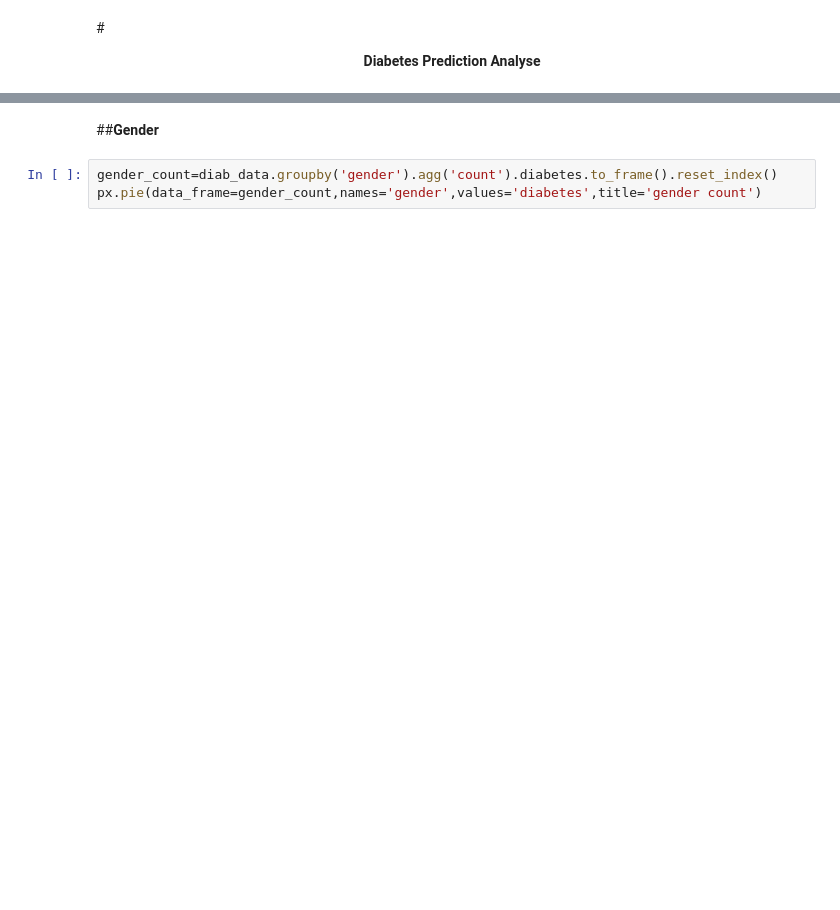
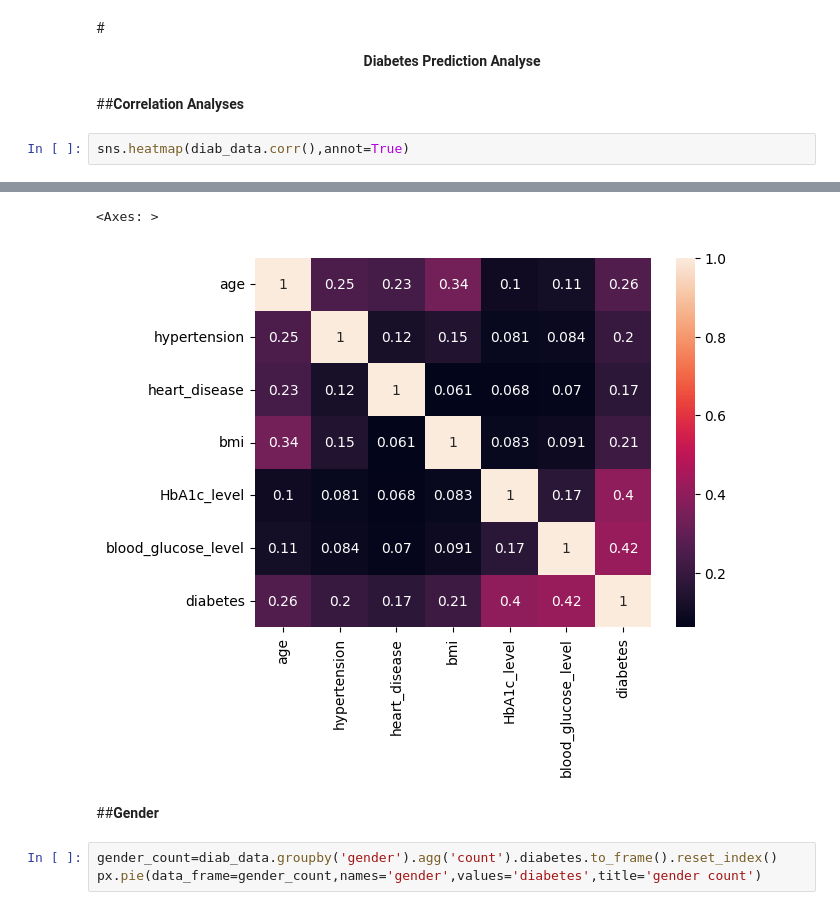
Before and after one commit to Elma-dev/Diabetes_prediction, a Jupyter notebook: Diabetes_prediction.ipynb, the cells around one changed output, grey strips where cells are left out. Cells and saved outputs as stored; diff of their text form; blank space fills up the shorter version.

```diff
--- a/Diabetes_prediction.ipynb
+++ b/Diabetes_prediction.ipynb
@@ -49,3 +49,8 @@ diab_data.describe()
 | max | 80.000000 | 1.00000 | 1.000000 | 95.690000 | 9.000000 | 300.000000 | 1.000000 |
 # %% [markdown]
 #<center>**Diabetes Prediction Analyse**</center>
+# %% [markdown]
+##**Correlation Analyses**
+# %%
+sns.heatmap(diab_data.corr(),annot=True)
+# %% [output]
@@ -52,3 +58,5 @@ diab_data.describe()
+<Axes: >
+[figure, added]
 # %% [markdown]
 ##**Gender**
 # %%
```
Also changed, not shown: parts of 59 cells of this notebook.
